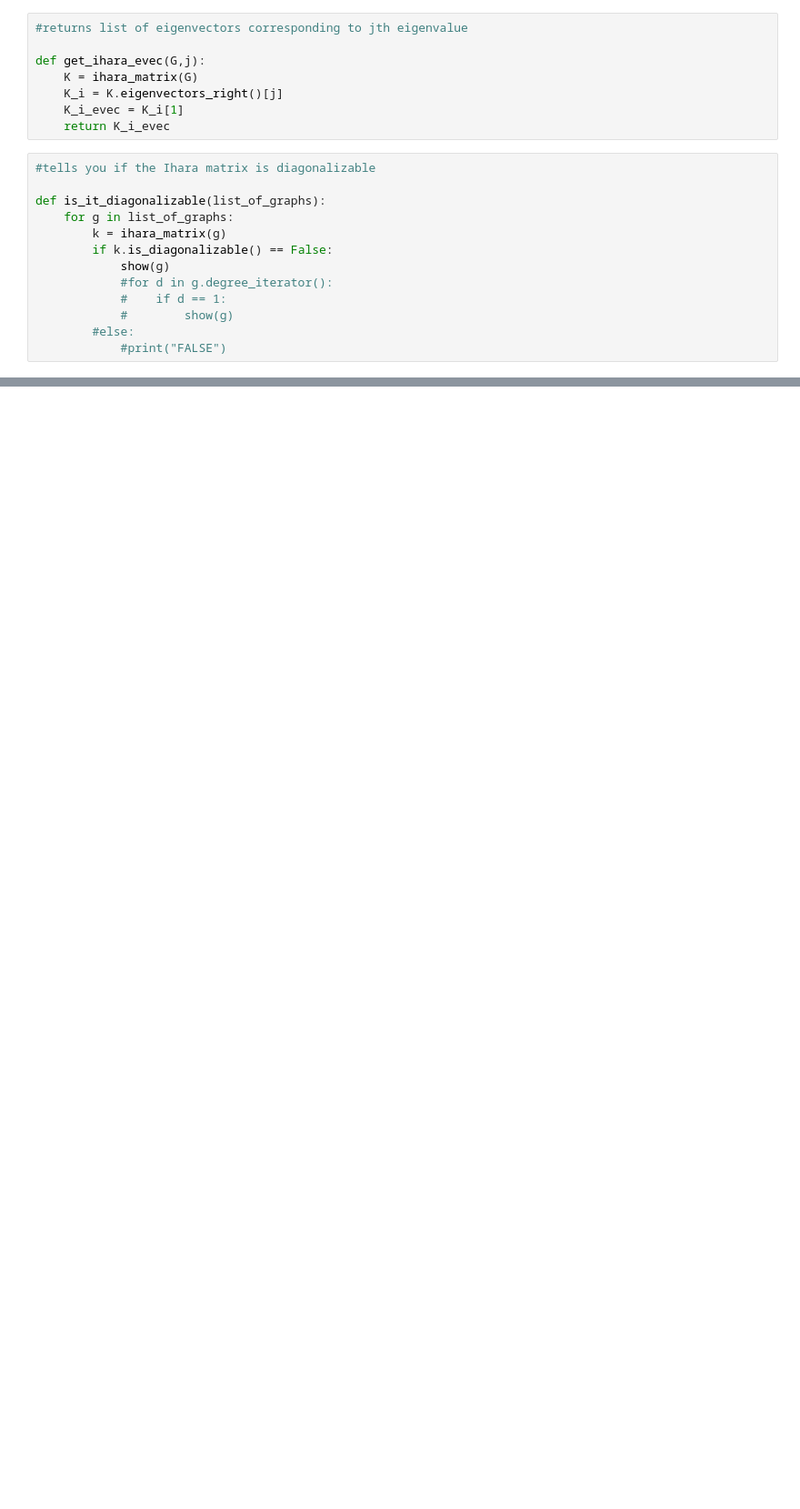
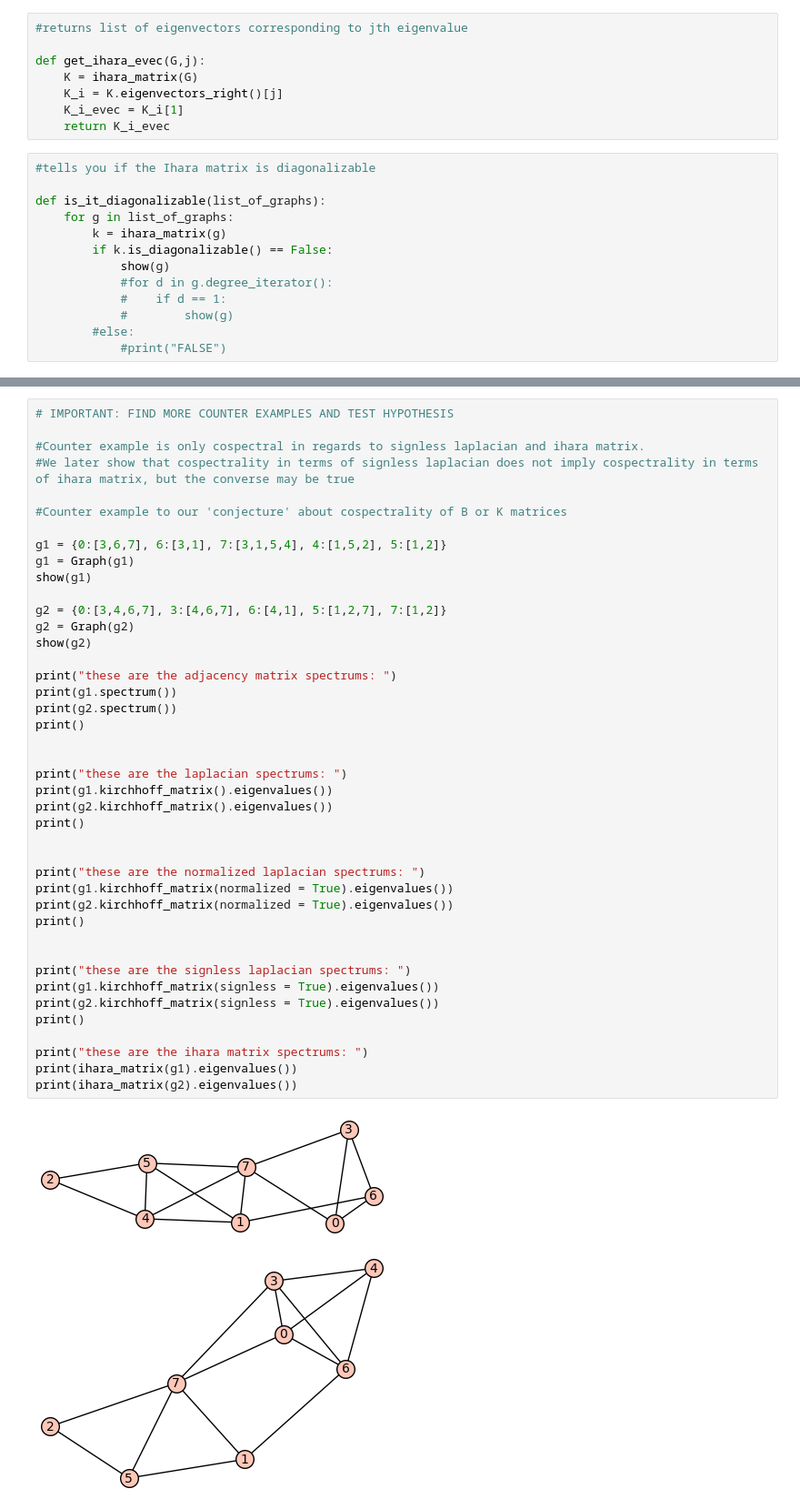
Before and after one commit to davizacheu/Spectral-Graph-Theory-Research, a Jupyter notebook: NB_Functions.ipynb, the cells around one changed output, grey strips where cells are left out. Shown at 91% size. Saved outputs shown, nothing was run; the diff lists cells and outputs as text; blank space fills up the shorter version.

```diff
--- a/NB_Functions.ipynb
+++ b/NB_Functions.ipynb
@@ -216,0 +445,45 @@ for i in range (0,graphs_length):
+# %%
+# IMPORTANT: FIND MORE COUNTER EXAMPLES AND TEST HYPOTHESIS
+
+#Counter example is only cospectral in regards to signless laplacian and ihara matrix.
+#We later show that cospectrality in terms of signless laplacian does not imply cospectrality in terms of ihara matrix, but the converse may be true
+
+#Counter example to our 'conjecture' about cospectrality of B or K matrices
+
+g1 = {0:[3,6,7], 6:[3,1], 7:[3,1,5,4], 4:[1,5,2], 5:[1,2]}
+g1 = Graph(g1)
+show(g1)
+
+g2 = {0:[3,4,6,7], 3:[4,6,7], 6:[4,1], 5:[1,2,7], 7:[1,2]}
+g2 = Graph(g2)
+show(g2)
+
+print("these are the adjacency matrix spectrums: ")
+print(g1.spectrum())
+print(g2.spectrum())
+print()
+
+
+print("these are the laplacian spectrums: ")
+print(g1.kirchhoff_matrix().eigenvalues())
+print(g2.kirchhoff_matrix().eigenvalues())
+print()
+
+
+print("these are the normalized laplacian spectrums: ")
+print(g1.kirchhoff_matrix(normalized = True).eigenvalues())
+print(g2.kirchhoff_matrix(normalized = True).eigenvalues())
+print()
+
+
+print("these are the signless laplacian spectrums: ")
+print(g1.kirchhoff_matrix(signless = True).eigenvalues())
+print(g2.kirchhoff_matrix(signless = True).eigenvalues())
+print()
+
+print("these are the ihara matrix spectrums: ")
+print(ihara_matrix(g1).eigenvalues())
+print(ihara_matrix(g2).eigenvalues())
+# %% [output]
+[figure, added]
+[figure, added]
```
Also changed, not shown: parts of 27 cells of this notebook.
